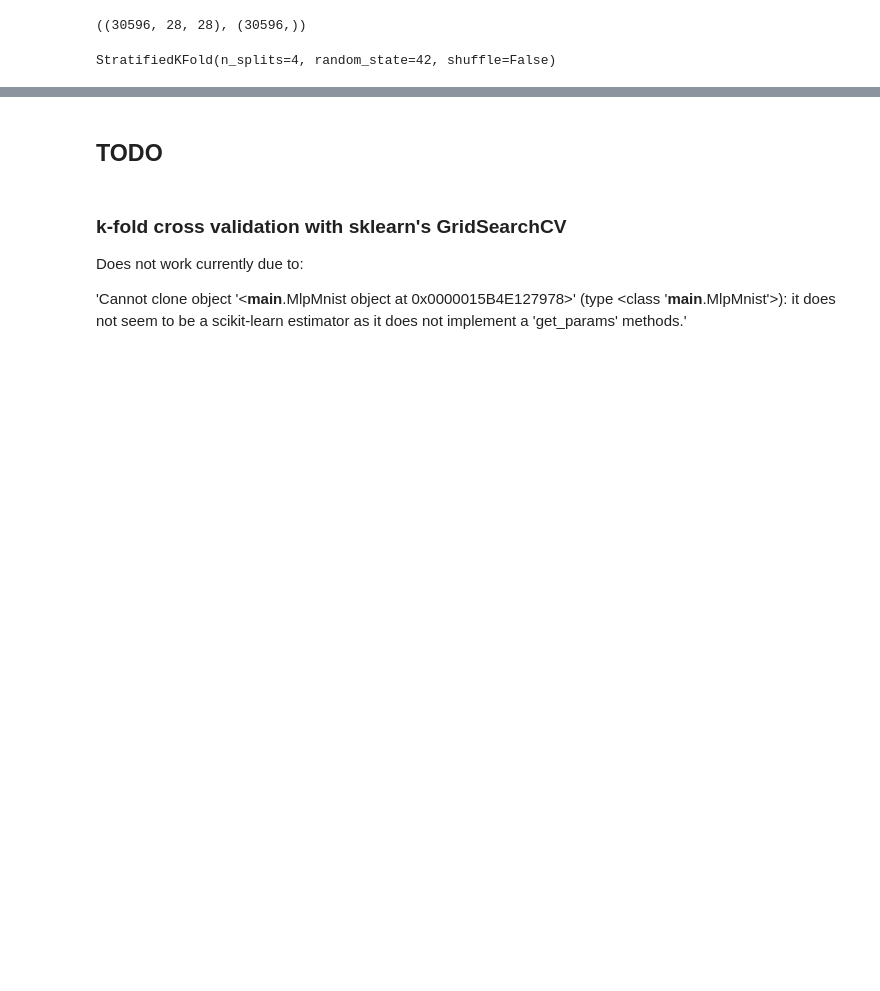
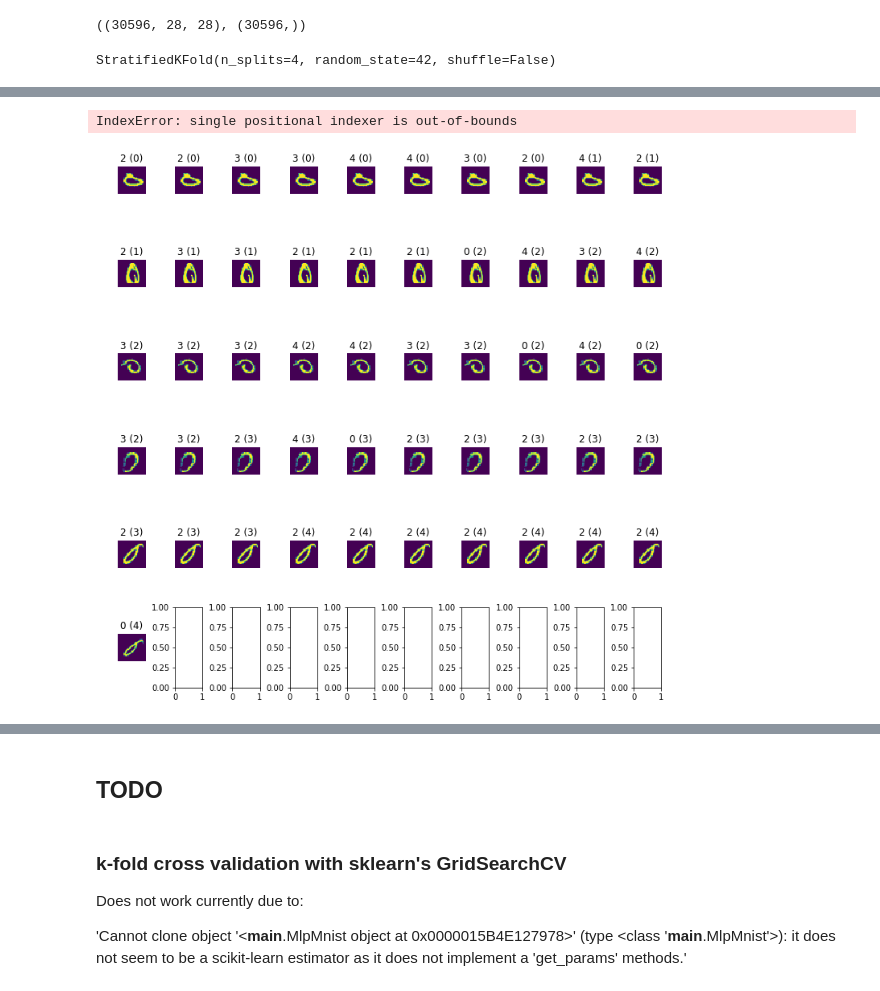
Before and after one commit to damilo/project.ml, a Jupyter notebook: project.ml.tf-c11.08/project.ml.tf-c11.08.ipynb, the cells around one changed output, grey strips where cells are left out. Saved outputs shown, nothing was run; the diff lists cells and outputs as text; code cells hidden in the pictures; blank space fills up the shorter version.

```diff
--- a/project.ml.tf-c11.08/project.ml.tf-c11.08.ipynb
+++ b/project.ml.tf-c11.08/project.ml.tf-c11.08.ipynb
@@ -556,0 +437,2 @@ INFO:tensorflow:Restoring parameters from ./tf_saves/MlpBest__best_acc_val.ckpt
+# %%
+y_pred, y_pred_distr = mlp_best.predict (X_test)
@@ -556,0 +445,11 @@ INFO:tensorflow:Restoring parameters from ./tf_saves/MlpBest__best_acc_val.ckpt
+# %%
+import pandas as pd
+
+y_test_pred = np.concatenate ((y_test_ev, y_pred_ev, y_pred_distr_ev), axis=1)
+
+y_test_pred_df = pd.DataFrame (
+    y_test_pred,
+    columns = ['y_test', 'y_pred', 'y_pred_d_0', 'y_pred_d_1', 'y_pred_d_2', 'y_pred_d_3', 'y_pred_d_4'],
+    dtype = 'i4'
+)
+y_test_pred_df.head (3)
@@ -556,0 +461,4 @@ INFO:tensorflow:Restoring parameters from ./tf_saves/MlpBest__best_acc_val.ckpt
+# %%
+y_diff_df = y_test_pred_df[y_test_pred_df['y_test'] != y_test_pred_df['y_pred']]
+print (y_diff_df.shape)
+display (y_diff_df)
@@ -556,0 +484,34 @@ INFO:tensorflow:Restoring parameters from ./tf_saves/MlpBest__best_acc_val.ckpt
+# %%
+#y_diff_idx = np.where (y_test_pred_df['y_test'].values != y_test_pred_df['y_pred'].values)
+y_diff_idx = y_diff_df.index.values
+X_diff = X_test[y_diff_idx]
+X_diff_img = X_diff.reshape (X_diff.shape[0], 28, 28)
+# %%
+y_diff_df.iloc[63]
+# %% [output]
+IndexError: single positional indexer is out-of-bounds
+# %%
+img_per_col = 10
+num_rows = int (np.ceil (X_diff_img.shape[0] / img_per_col))
+
+fig, axs = plt.subplots (num_rows, img_per_col)
+
+i, j = 0, 0
+for k in range (num_rows*img_per_col):
+
+    if (k >= X_diff_img.shape[0]):
+        break
+    axs[i][j].imshow (X_diff_img[i])
+    axs[i][j].set_title ('{} ({})'.format (y_diff_df.iloc[k][1], y_diff_df.iloc[k][0]))
+    axs[i][j].axis ('off')
+
+    j += 1
+    if (j%img_per_col == 0):
+        i += 1
+        j = 0
+
+fig.set_size_inches (10, 10)
+plt.tight_layout ()
+plt.show ()
+# %% [output]
+[figure, added]
```
Also changed, not shown: parts of 45 cells of this notebook, 3 other files.
